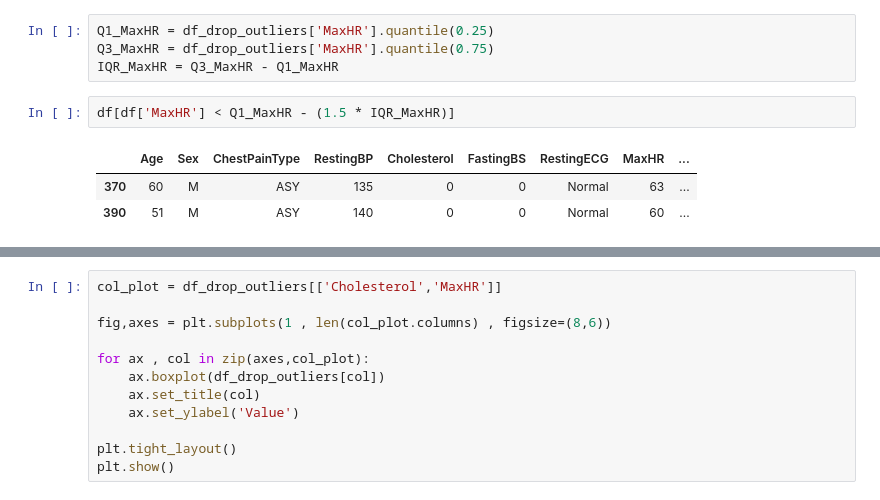
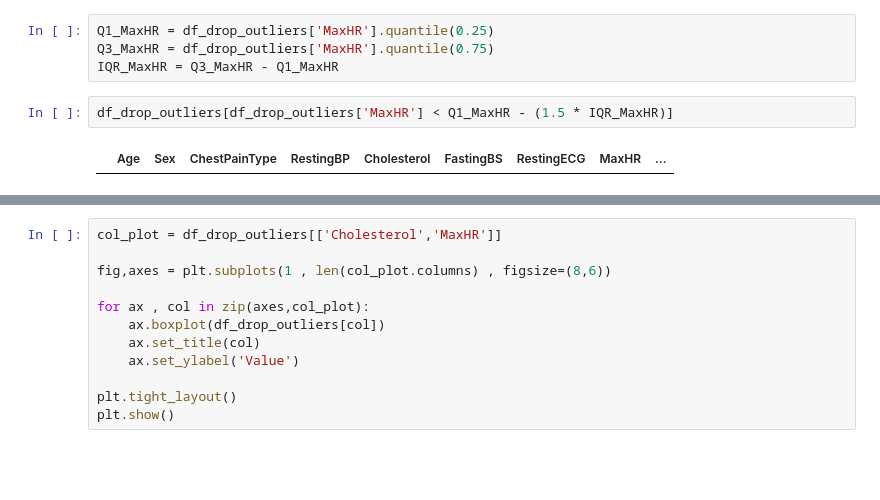
Before and after one commit to ChickenMan-1080/ML-Practice, a Jupyter notebook: ML-Heart/main.ipynb, the cells around one changed output, grey strips where cells are left out. Saved outputs shown, nothing was run; the diff lists cells and outputs as text; blank space fills up the shorter version.

```diff
--- a/ML-Heart/main.ipynb
+++ b/ML-Heart/main.ipynb
@@ -268,8 +271,6 @@ Q1_MaxHR = df_drop_outliers['MaxHR'].quantile(0.25)
 Q3_MaxHR = df_drop_outliers['MaxHR'].quantile(0.75)
 IQR_MaxHR = Q3_MaxHR - Q1_MaxHR
 # %%
-df[df['MaxHR'] < Q1_MaxHR - (1.5 * IQR_MaxHR)]
+df_drop_outliers[df_drop_outliers['MaxHR'] < Q1_MaxHR - (1.5 * IQR_MaxHR)]
 # %% [output]
 |  | Age | Sex | ChestPainType | RestingBP | Cholesterol | FastingBS | RestingECG | MaxHR | ... |
-| 370 | 60 | M | ASY | 135 | 0 | 0 | Normal | 63 | ... |
-| 390 | 51 | M | ASY | 140 | 0 | 0 | Normal | 60 | ... |
```
Also changed, not shown: parts of 12 cells of this notebook.
